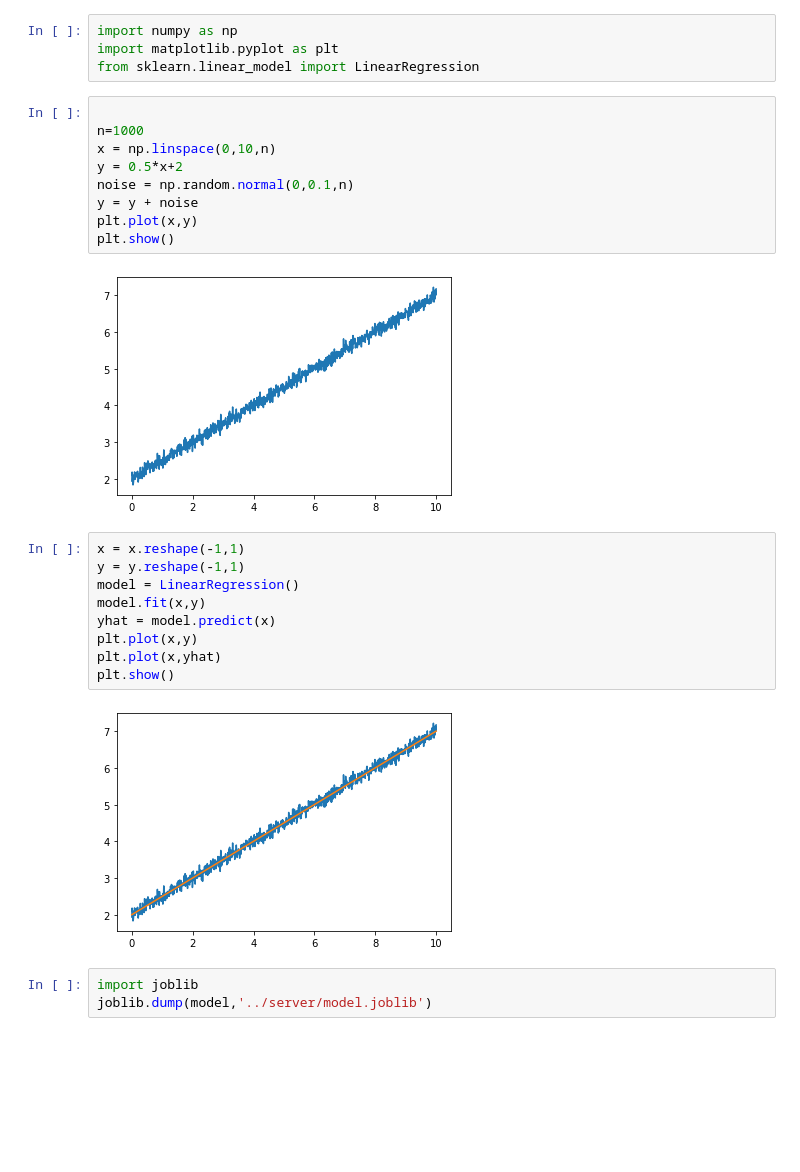
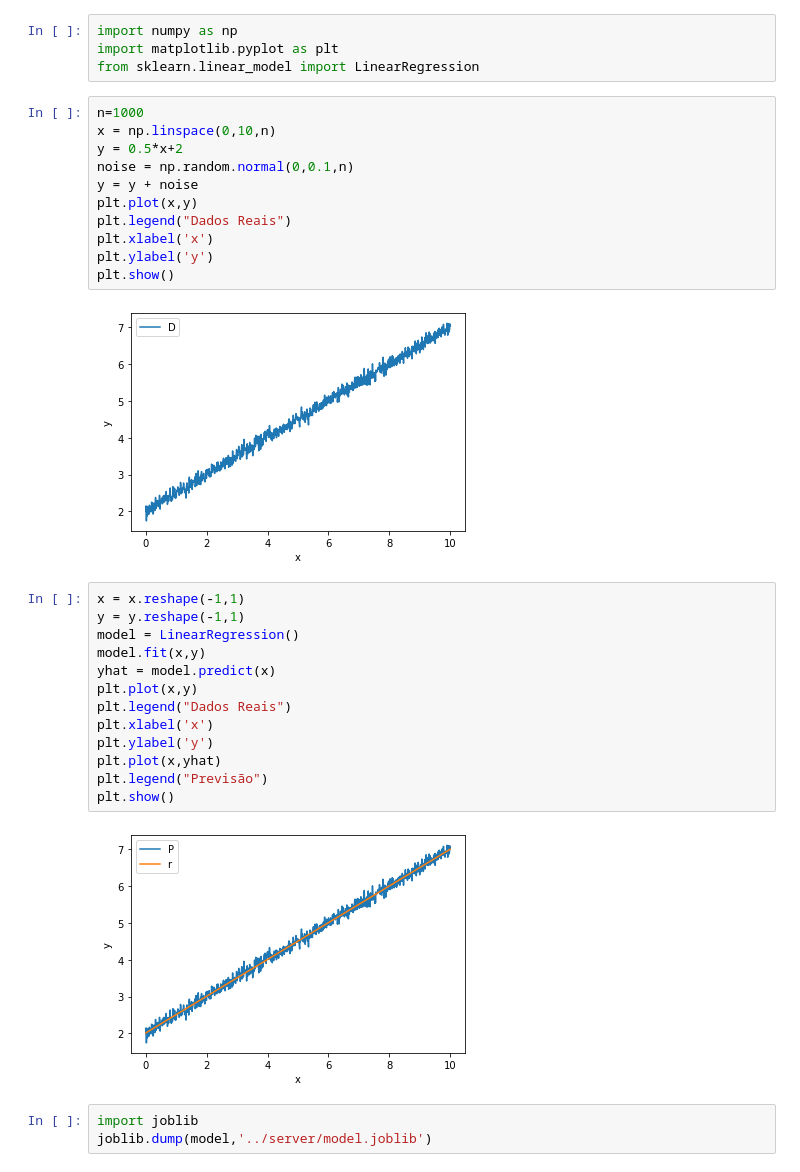
Before and after one commit to pauloeddias/docker-scikitlearn-flask, a Jupyter notebook: train/train.ipynb, the cells around one changed output. Saved outputs shown, nothing was run; the diff lists cells and outputs as text; blank space fills up the shorter version.

```diff
--- a/train/train.ipynb
+++ b/train/train.ipynb
@@ -3,27 +3,33 @@ import numpy as np
 import matplotlib.pyplot as plt
 from sklearn.linear_model import LinearRegression
 # %%
-
 n=1000
 x = np.linspace(0,10,n)
 y = 0.5*x+2
 noise = np.random.normal(0,0.1,n)
 y = y + noise
 plt.plot(x,y)
+plt.legend("Dados Reais")
+plt.xlabel('x')
+plt.ylabel('y')
 plt.show()
 # %% [output]
-[figure, old version]
+[figure, new version]
 # %%
 x = x.reshape(-1,1)
 y = y.reshape(-1,1)
 model = LinearRegression()
 model.fit(x,y)
 yhat = model.predict(x)
 plt.plot(x,y)
+plt.legend("Dados Reais")
+plt.xlabel('x')
+plt.ylabel('y')
 plt.plot(x,yhat)
+plt.legend("Previsão")
 plt.show()
 # %% [output]
-[figure, old version]
+[figure, new version]
 # %%
 import joblib
 joblib.dump(model,'../server/model.joblib')
```
